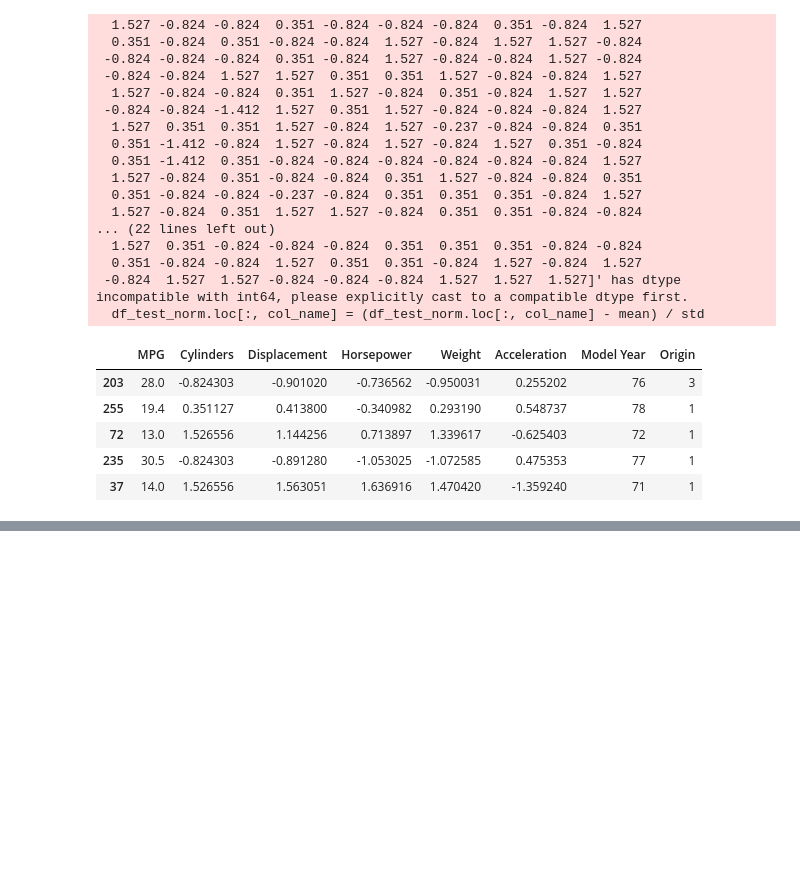
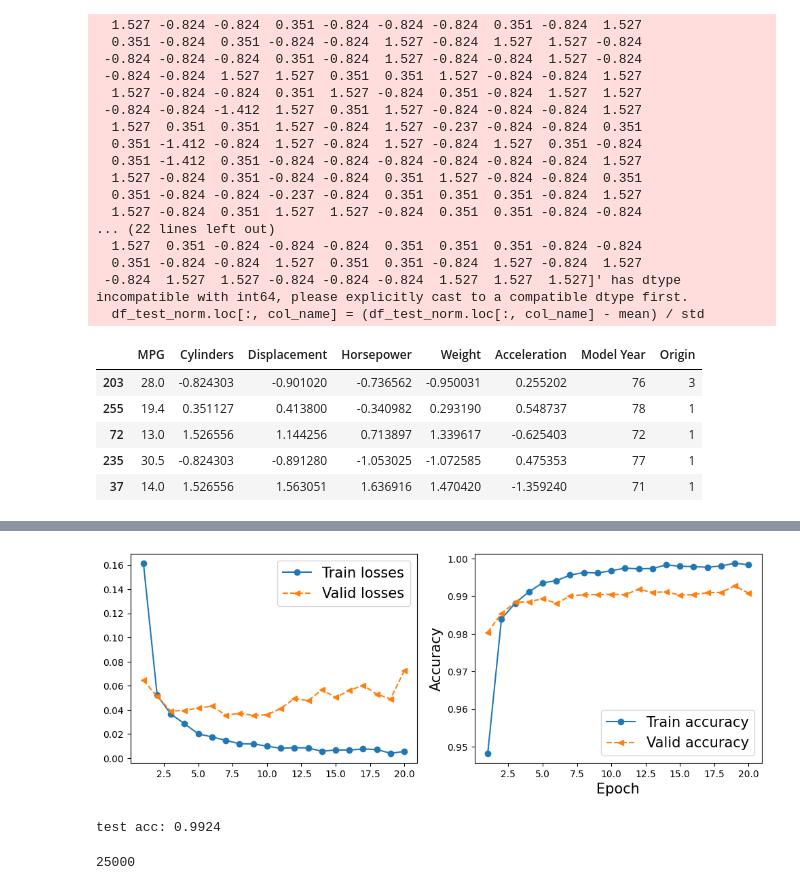
Before and after one commit to gCTRL26/ML_models, a Jupyter notebook: theory/many_models_from_book.ipynb, the cells around one changed output, grey strips where cells are left out. Cells and saved outputs as stored; diff of their text form; code cells hidden in the pictures; blank space fills up the shorter version.

```diff
--- a/theory/many_models_from_book.ipynb
+++ b/theory/many_models_from_book.ipynb
@@ -1934,0 +1946,25 @@ MAE in test: 1.9921
+# %%
+batch_size= 64
+torch.manual_seed(1)
+train_dl = DataLoader(mnist_train_dataset, batch_size, shuffle=True)
+valid_dl = DataLoader(mnist_valid_dataset, batch_size, shuffle=False)
+# %%
+model = nn.Sequential()
+model.add_module(
+    "conv1",
+    nn.Conv2d(in_channels=1, out_channels=32, kernel_size=5, padding=2)
+)
+model.add_module("relu1", nn.ReLU())
+model.add_module("max_pool", nn.MaxPool2d(kernel_size=2))
+model.add_module(
+    "conv2",
+    nn.Conv2d(in_channels=32, out_channels=64, kernel_size=5, padding=2)
+)
+model.add_module("relu2", nn.ReLU())
+model.add_module("pool2", nn.MaxPool2d(kernel_size=2))
+model.add_module("flatten", nn.Flatten())
+model.add_module("fc1", nn.Linear(3136, 1024))
+model.add_module("relu3", nn.ReLU())
+model.add_module("dropout", nn.Dropout())
+model.add_module("fc2", nn.Linear(1024, 10))
+print(model)
@@ -1934,0 +2019,4 @@ MAE in test: 1.9921
+# %%
+torch.manual_seed(1)
+num_epochs = 20
+hist = train(model, num_epochs, train_dl, valid_dl)
@@ -1934,0 +2026,32 @@ MAE in test: 1.9921
+# %%
+x_arr = np.arange(len(hist[0])) + 1
+fig = plt.figure(figsize=(12, 4))
+ax = fig.add_subplot(1, 2, 1)
+ax.plot(x_arr, hist[0], '-o', label='Train losses')
+ax.plot(x_arr, hist[1], '--<', label='Valid losses')
+ax.legend(fontsize=15)
+ax = fig.add_subplot(1, 2, 2)
+ax.plot(x_arr, hist[2], '-o', label='Train accuracy')
+ax.plot(x_arr, hist[3], '--<', label='Valid accuracy')
+ax.legend(fontsize=15)
+ax.set_xlabel("Epoch", size=15)
+ax.set_ylabel('Accuracy', size=15)
+plt.show()
+# %% [output]
+[figure, added]
+# %%
+pred = model(mnist_test_dataset.data.unsqueeze(1) / 255.)
+is_correct = (torch.argmax(pred,dim=1) == mnist_test_dataset.targets).float()
+print(f"test acc: {is_correct.mean():.4f}")
+# %% [output]
+test acc: 0.9924
+# %%
+# Sentiment analysis
+from datasets import load_dataset
+
+ds = load_dataset("imdb")
+train_ds = ds["train"]
+test_ds = ds["test"]
+print(len(train_ds))
+# %% [output]
+25000
```
Also changed, not shown: parts of 15 cells of this notebook, 1 other file.
